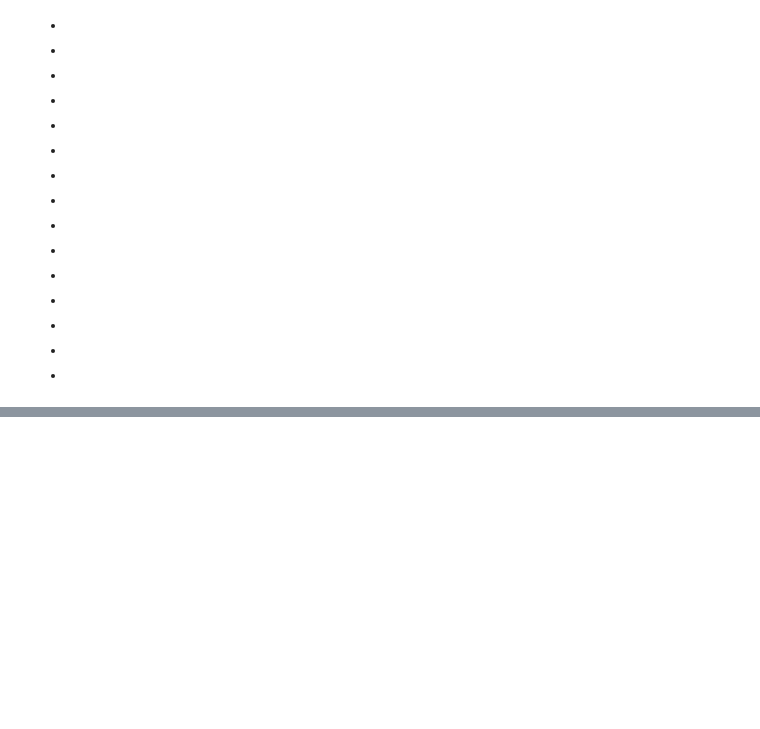
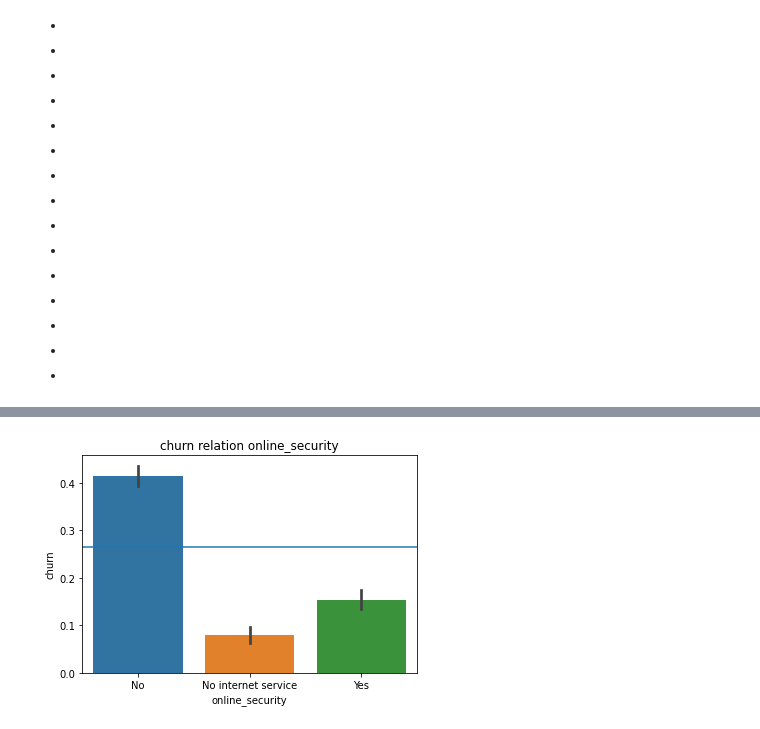
Before and after one commit to geary-shenck/classification-exercises, a Jupyter notebook: classification-exercises.ipynb, the cells around one changed output, grey strips where cells are left out. Cells and saved outputs as stored; diff of their text form; code cells hidden in the pictures; blank space fills up the shorter version.

```diff
--- a/classification-exercises.ipynb
+++ b/classification-exercises.ipynb
@@ -1188,0 +1296,3 @@ train_df.head()
+# %%
+train_df.churn = train_df.churn.map({"Yes":1,"No":0})
+train_df.churn.value_counts()
@@ -1188,0 +1329,3 @@ train_df.head()
+# %%
+cat_dep_df = cat_df[cat_df["p_val"] < .05]
+cat_dep_df.chi2_val.describe()
@@ -1188,0 +1342,8 @@ train_df.head()
+# %%
+cat_dep_df["chi_cat"] = \
+    np.where(cat_dep_df.chi2_val < cat_dep_df.chi2_val.quantile(.25),"very low",
+    np.where(cat_dep_df.chi2_val < cat_dep_df.chi2_val.quantile(.5),"low",
+    np.where(cat_dep_df.chi2_val < cat_dep_df.chi2_val.quantile(.75),"high",
+    "very high")))
+cat_high_dep_df = cat_dep_df[cat_dep_df.chi2_val > cat_dep_df.chi2_val.quantile(.5)]
+cat_high_dep_df
@@ -1188,0 +1368,3 @@ train_df.head()
+# %%
+train_cat_df = train_df.drop(columns=train_df.columns.difference(cat_high_dep_df.col_name))
+train_cat_df
@@ -1188,0 +1385,15 @@ train_df.head()
+# %%
+for iter1 in train_cat_df.columns:
+    if iter1 != "churn":
+
+        var_x = train_cat_df[iter1]
+        var_y = train_cat_df.churn
+        data = train_cat_df
+        threshold_line = train_cat_df.churn.mean()
+
+        plt.title(f"{var_y.name} relation {var_x.name}")
+        sns.barplot(x=var_x, y=var_y, data=train_cat_df)
+        plt.axhline(threshold_line, label="Threshold line")
+        plt.show()
+# %% [output]
+[figure, added]
```
Also changed, not shown: parts of 38 cells of this notebook.
